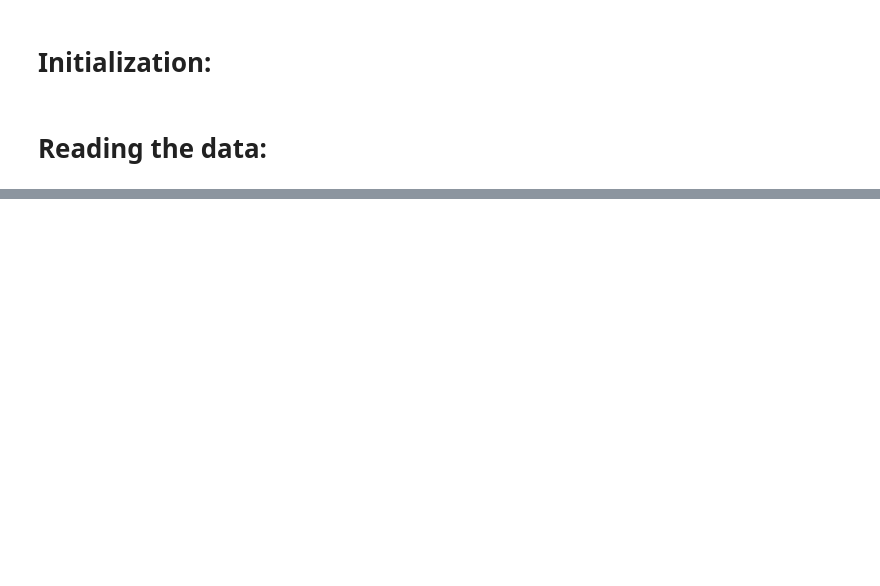
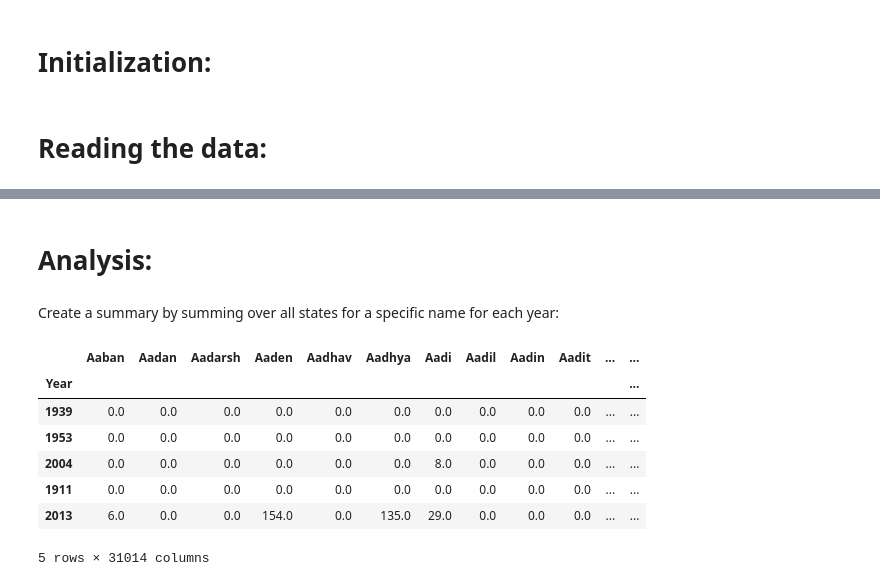
Before and after one commit to abtinansari/Baby_Name_Recommender, a Jupyter notebook: plot1.ipynb, the cells around one changed output, grey strips where cells are left out. Cells and saved outputs as stored; diff of their text form; code cells hidden in the pictures; blank space fills up the shorter version.

```diff
--- a/plot1.ipynb
+++ b/plot1.ipynb
@@ -33,0 +36,16 @@ data.head()
+# %% [markdown]
+# Analysis:
+# %% [markdown]
+Create a summary by summing over all states for a specific name for each year:
+# %%
+data_sum=data.pivot_table(values='Count', index='Year' , columns='Name', aggfunc=sum).fillna(0).reset_index().rename_axis(None, axis=1).rename_axis(None, axis=0).set_index('Year')
+data_sum.sample(5)
+# %% [output]
+|  | Aaban | Aadan | Aadarsh | Aaden | Aadhav | Aadhya | Aadi | Aadil | Aadin | Aadit | ... | ... |
+| Year |  |  |  |  |  |  |  |  |  |  |  | ... |
+| 1939 | 0.0 | 0.0 | 0.0 | 0.0 | 0.0 | 0.0 | 0.0 | 0.0 | 0.0 | 0.0 | ... | ... |
+| 1953 | 0.0 | 0.0 | 0.0 | 0.0 | 0.0 | 0.0 | 0.0 | 0.0 | 0.0 | 0.0 | ... | ... |
+| 2004 | 0.0 | 0.0 | 0.0 | 0.0 | 0.0 | 0.0 | 8.0 | 0.0 | 0.0 | 0.0 | ... | ... |
+| 1911 | 0.0 | 0.0 | 0.0 | 0.0 | 0.0 | 0.0 | 0.0 | 0.0 | 0.0 | 0.0 | ... | ... |
+| 2013 | 6.0 | 0.0 | 0.0 | 154.0 | 0.0 | 135.0 | 29.0 | 0.0 | 0.0 | 0.0 | ... | ... |
+5 rows × 31014 columns
```
Also changed, not shown: parts of 12 cells of this notebook.
